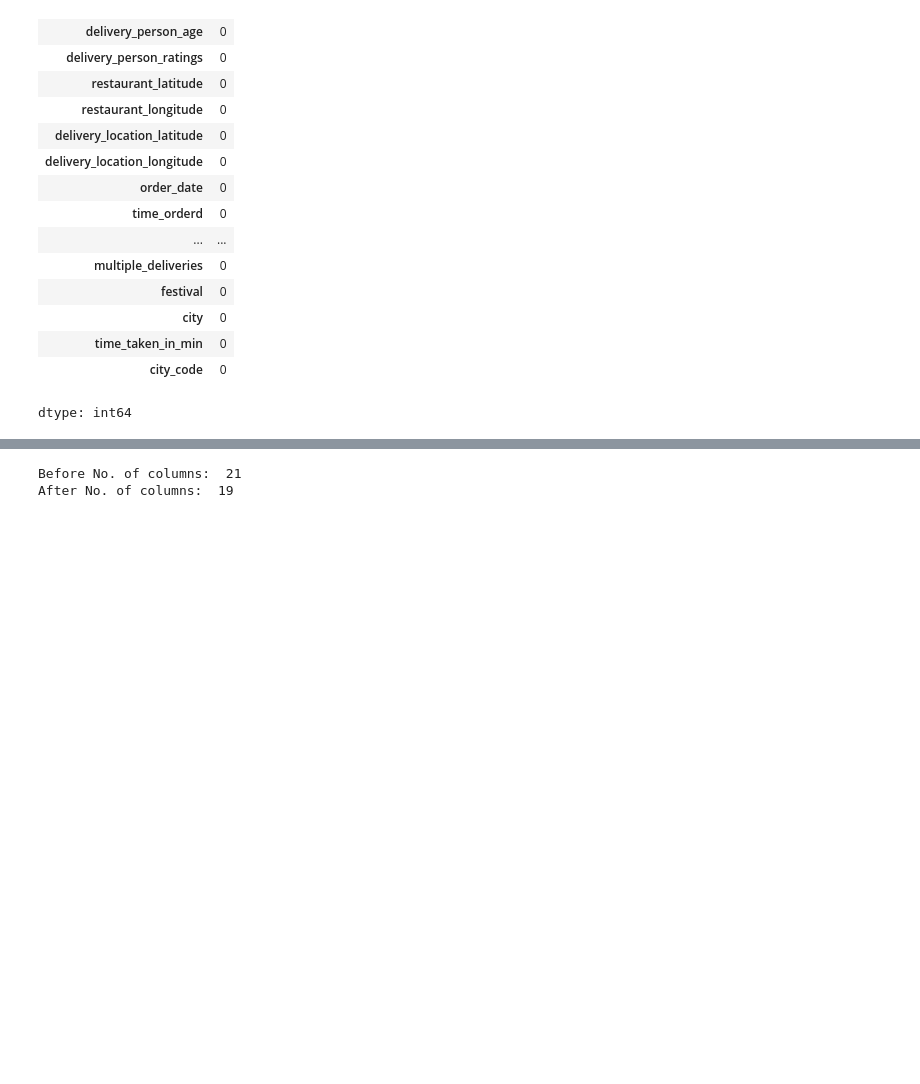
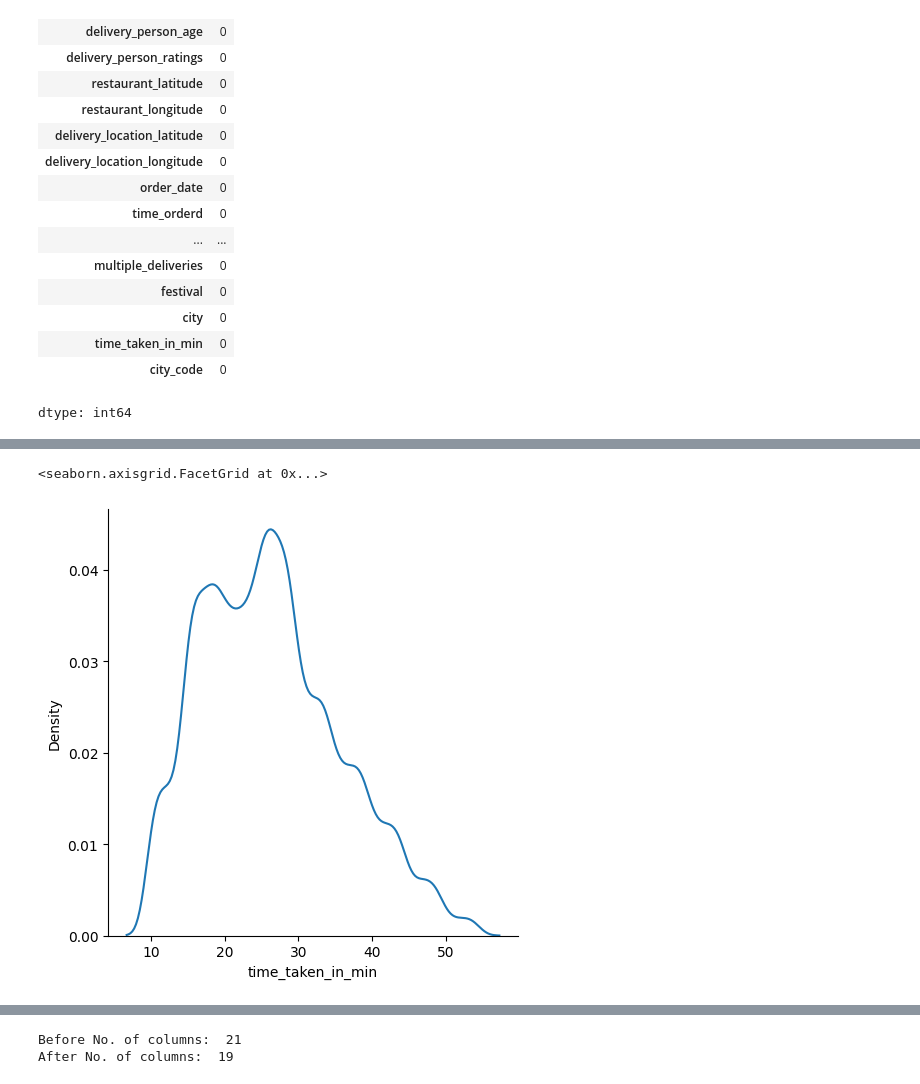
Before and after one commit to aisha-partha/Delivery-Demand-Predicition, a Jupyter notebook: Delivery_Demand_Prediction_EDA_Capstone.ipynb, the cells around one changed output, grey strips where cells are left out. Cells and saved outputs as stored; diff of their text form; code cells hidden in the pictures; blank space fills up the shorter version.

```diff
--- a/Delivery_Demand_Prediction_EDA_Capstone.ipynb
+++ b/Delivery_Demand_Prediction_EDA_Capstone.ipynb
@@ -348,0 +417,5 @@ dtype: int64
+# %%
+sns.displot(df_train, x="time_taken_in_min", kind="kde")
+# %% [output]
+<seaborn.axisgrid.FacetGrid at 0x...>
+[figure, added]
```
Also changed, not shown: parts of 17 cells of this notebook.
